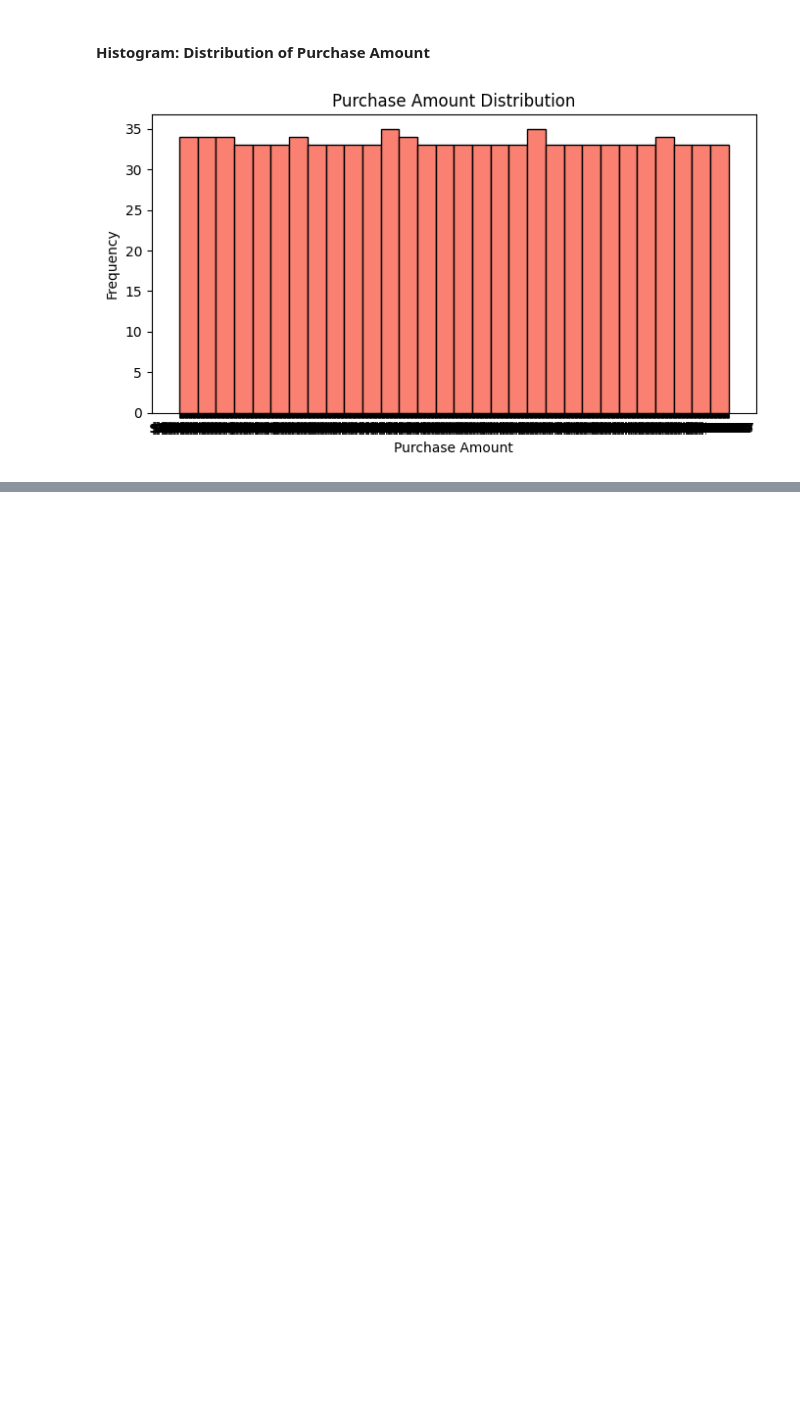
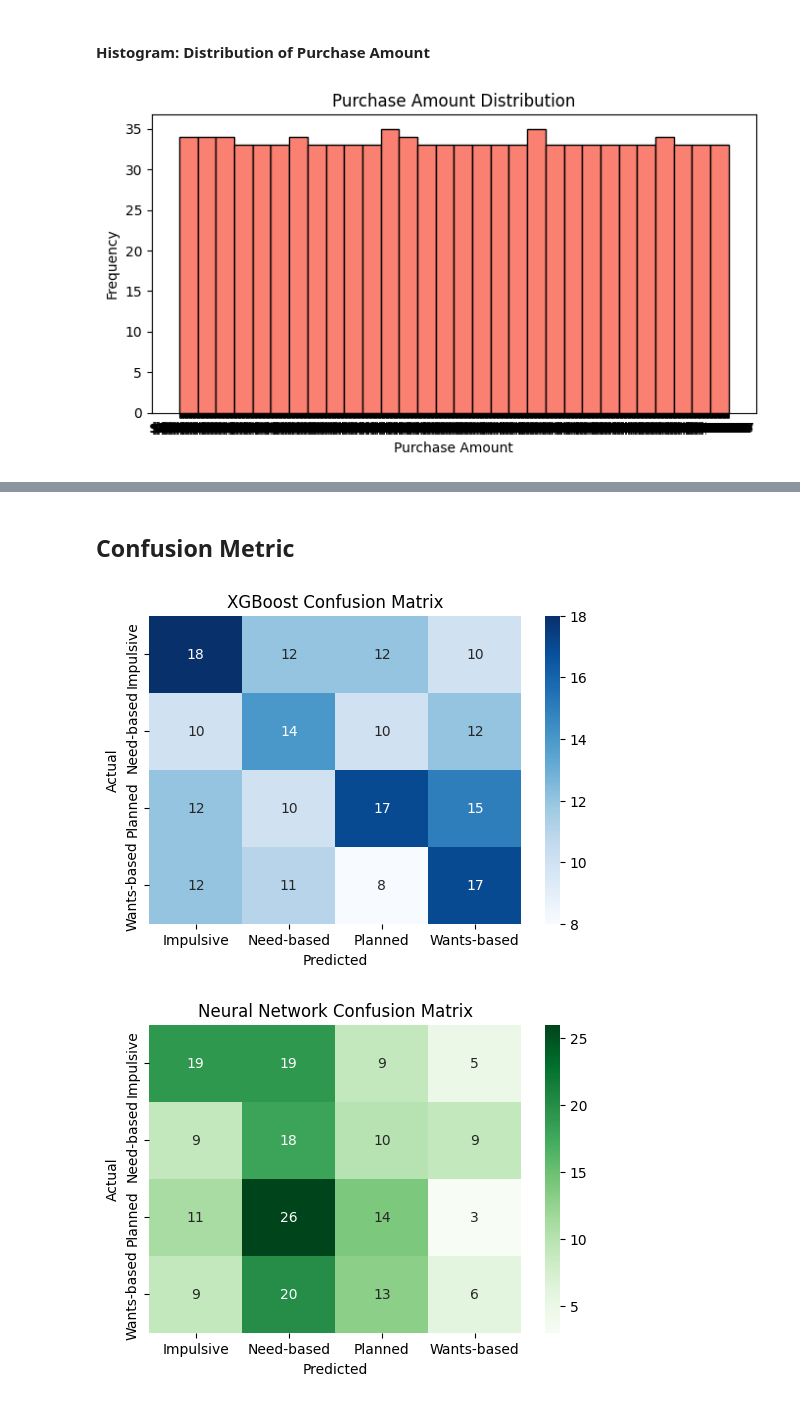
Before and after one commit to Bhekstar007/COS20089, a Jupyter notebook: Assignment_2.ipynb, the cells around one changed output, grey strips where cells are left out. Saved outputs shown, nothing was run; the diff lists cells and outputs as text; code cells hidden in the pictures; blank space fills up the shorter version.

Commit message:
[bongani: done with neural network and xgboost]

```diff
--- a/Assignment_2.ipynb
+++ b/Assignment_2.ipynb
@@ -444,0 +535,21 @@ plt.show()
+# %%
+#Neural Network
+y_train_cat = to_categorical(y_train)
+y_test_cat = to_categorical(y_test)
+
+nn_model = Sequential([
+    Dense(64, activation='relu', input_shape=(X_train.shape[1],)),
+    Dropout(0.3),
+    Dense(32, activation='relu'),
+    Dropout(0.2),
+    Dense(4, activation='softmax')
+])
+
+nn_model.compile(optimizer='adam', loss='categorical_crossentropy', metrics=['accuracy'])
+nn_model.fit(X_train, y_train_cat, epochs=20, batch_size=32, verbose=0)
+
+nn_preds = nn_model.predict(X_test)
+nn_preds_labels = np.argmax(nn_preds, axis=1)
+
+print("Neural Network Classification Report:")
+print(classification_report(y_test, nn_preds_labels, target_names=target_le.classes_))
@@ -444,0 +569,23 @@ plt.show()
+# %% [markdown]
+## Confusion Metric
+# %%
+# Confusion matrix
+plt.figure(figsize=(6,4))
+sns.heatmap(confusion_matrix(y_test, xgb_preds), annot=True, fmt='d', cmap='Blues',
+            xticklabels=target_le.classes_, yticklabels=target_le.classes_)
+plt.title("XGBoost Confusion Matrix")
+plt.xlabel("Predicted")
+plt.ylabel("Actual")
+plt.show()
+
+# Neural Network
+plt.figure(figsize=(6,4))
+sns.heatmap(confusion_matrix(y_test, nn_preds_labels), annot=True, fmt='d', cmap='Greens',
+            xticklabels=target_le.classes_, yticklabels=target_le.classes_)
+plt.title("Neural Network Confusion Matrix")
+plt.xlabel("Predicted")
+plt.ylabel("Actual")
+plt.show()
+# %% [output]
+[figure, added]
+[figure, added]
```
Also changed, not shown: parts of 30 cells of this notebook.
